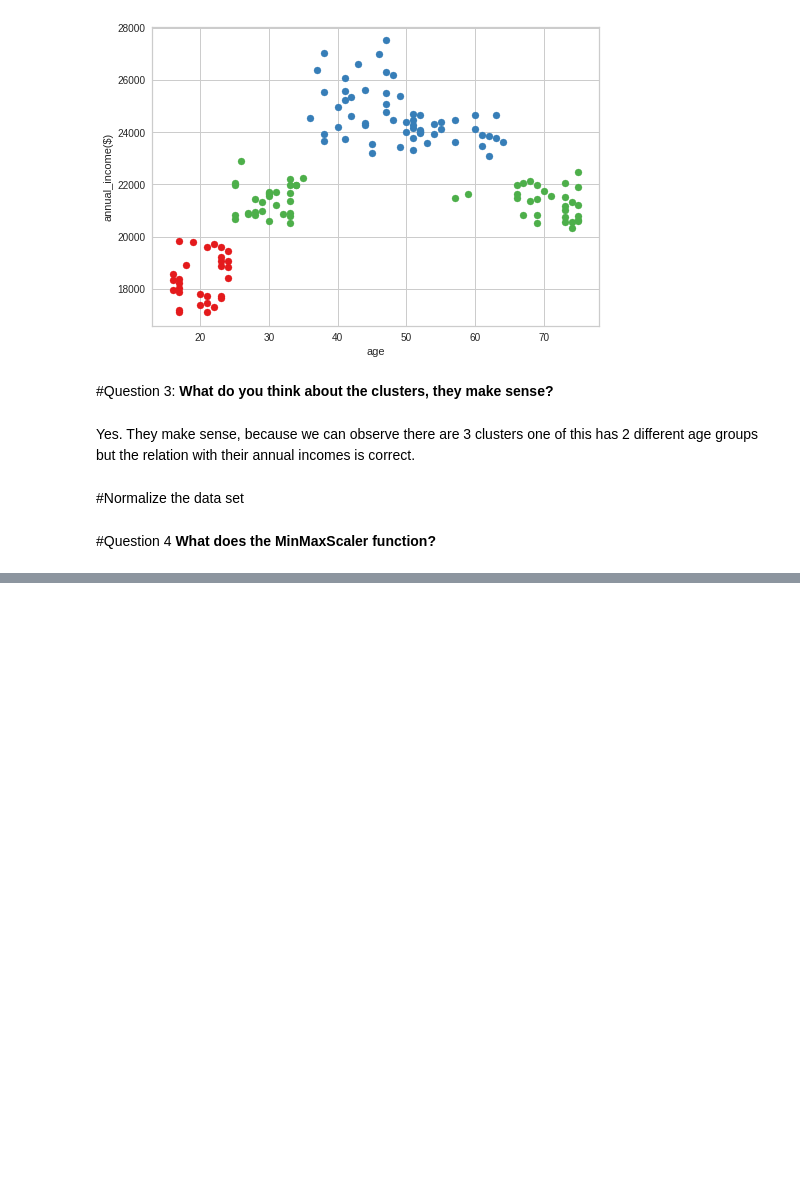
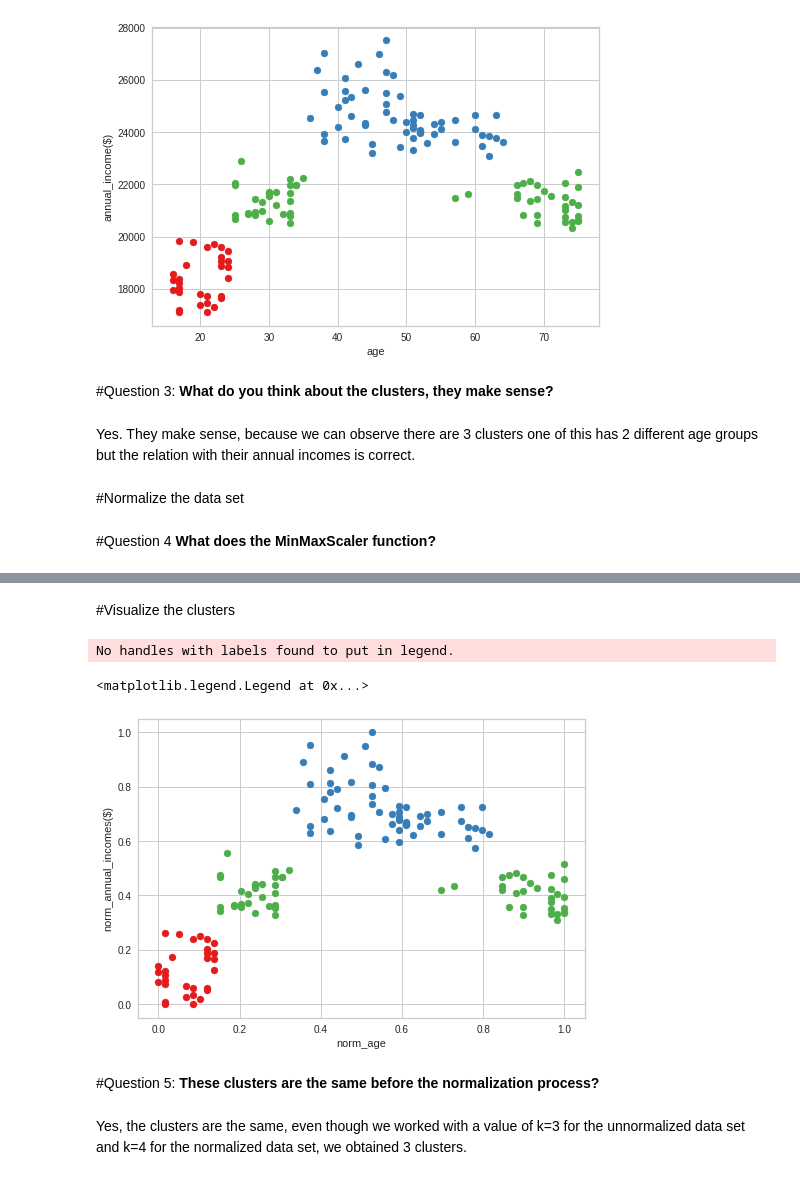
Before and after one commit to Valerylu97/Machine_Learning, a Jupyter notebook: Machine_Learning_Laboratory.ipynb, the cells around one changed output, grey strips where cells are left out. Saved outputs shown, nothing was run; the diff lists cells and outputs as text; code cells hidden in the pictures; blank space fills up the shorter version.

```diff
--- a/Machine_Learning_Laboratory.ipynb
+++ b/Machine_Learning_Laboratory.ipynb
@@ -186,0 +221,5 @@ df['norm_age'] = scaler.transform(df[['age']])
+# %%
+k=4
+clustering = KMeans(n_clusters=k)
+norm_cluster = clustering.fit_predict(df[['norm_annual_incomes($)', 'norm_age']])
+norm_cluster
@@ -186,0 +236,3 @@ df['norm_age'] = scaler.transform(df[['age']])
+# %%
+df['norm_cluster'] = norm_cluster
+df.head()
@@ -186,0 +246,23 @@ df['norm_age'] = scaler.transform(df[['age']])
+# %% [markdown]
+#Visualize the clusters
+# %%
+df0=df[df.cluster==0]
+df1=df[df.cluster==1]
+df2=df[df.cluster==2]
+df3=df[df.cluster==3]
+plt.scatter(df0['norm_age'], df0['norm_annual_incomes($)'], color='#e41a1c')
+plt.scatter(df1['norm_age'], df1['norm_annual_incomes($)'], color='#377eb8')
+plt.scatter(df2['norm_age'], df2['norm_annual_incomes($)'], color='#4daf4a')
+plt.scatter(df3['norm_age'], df3['norm_annual_incomes($)'], color='#4daf4a')
+plt.xlabel('norm_age')
+plt.ylabel('norm_annual_incomes($)')
+plt.legend()
+# %% [output]
+No handles with labels found to put in legend.
+<matplotlib.legend.Legend at 0x...>
+[figure, added]
+# %% [markdown]
+#Question 5:
+**These clusters are the same before the normalization process?**
+# %% [markdown]
+Yes, the clusters are the same, even though we worked with a value of k=3 for the unnormalized data set and k=4 for the normalized data set, we obtained 3 clusters.
```
Also changed, not shown: parts of 10 cells of this notebook.
